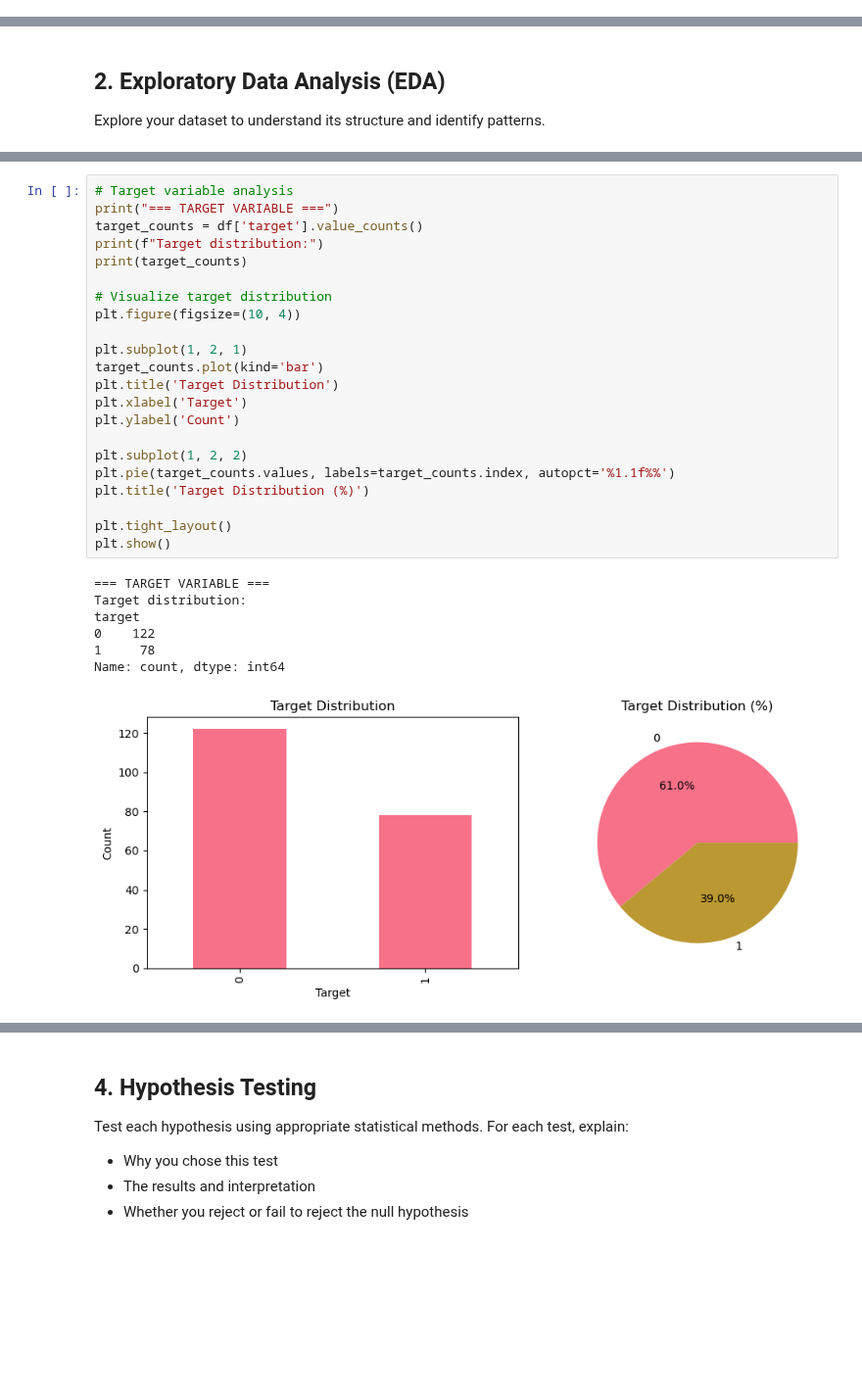
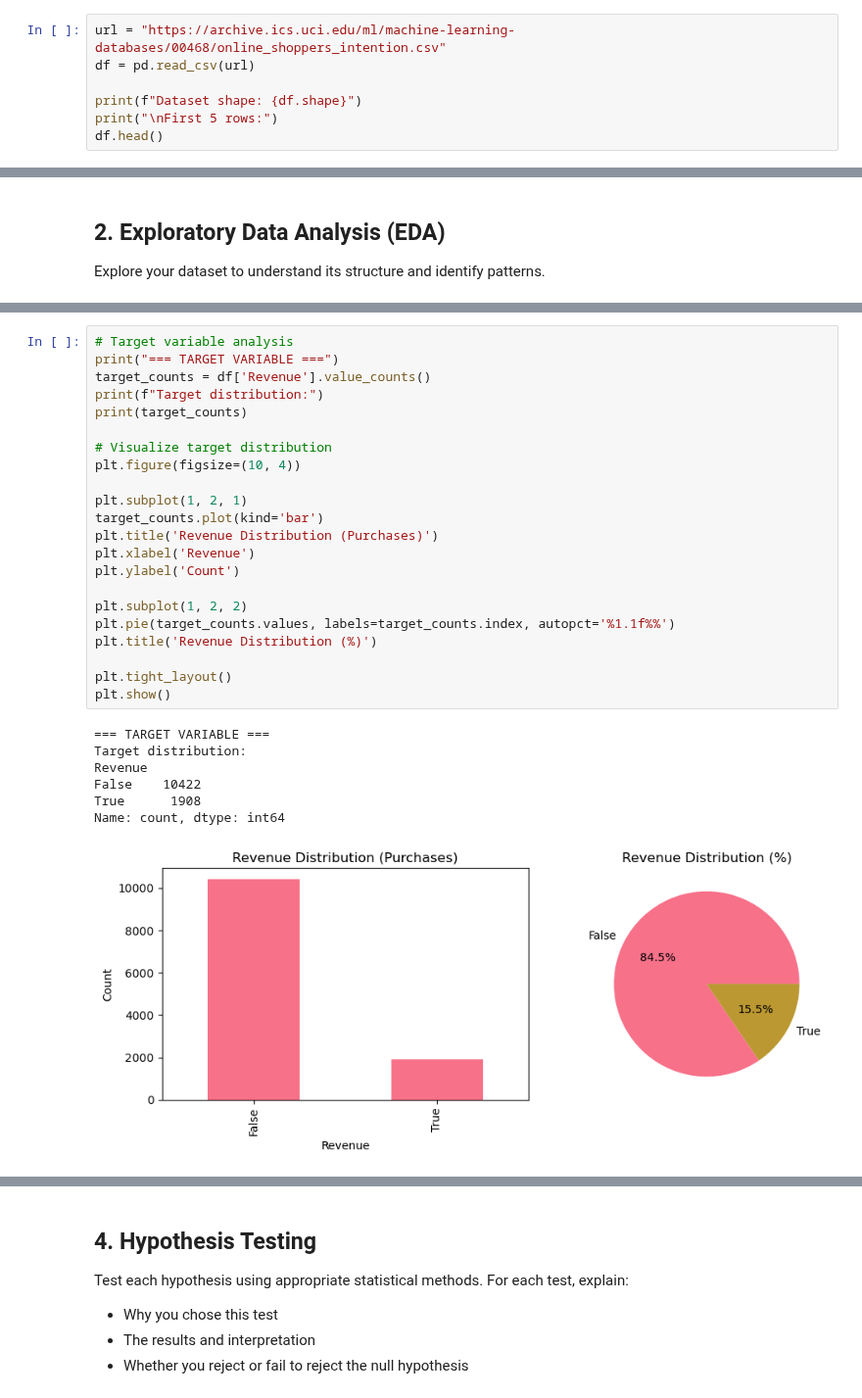
Before and after one commit to DS219/spark-seprep, a Jupyter notebook: student-work/assignment-5/assignment5-AnsonZhu.ipynb, the cells around one changed output, grey strips where cells are left out. Shown at 98% size. Drawn from its saved outputs; the diff is of its cells as text; blank space fills up the shorter version.

```diff
--- a/student-work/assignment-5/assignment5-AnsonZhu.ipynb
+++ b/student-work/assignment-5/assignment5-AnsonZhu.ipynb
@@ -59,0 +31,7 @@ Dataset shape: (200, 4)
+# %%
+url = "https://archive.ics.uci.edu/ml/machine-learning-databases/00468/online_shoppers_intention.csv"
+df = pd.read_csv(url)
+
+print(f"Dataset shape: {df.shape}")
+print("\nFirst 5 rows:")
+df.head()
@@ -102,30 +89,30 @@ Basic statistics:
 # %%
 # Target variable analysis
 print("=== TARGET VARIABLE ===")
-target_counts = df['target'].value_counts()
+target_counts = df['Revenue'].value_counts()
 print(f"Target distribution:")
 print(target_counts)
 
 # Visualize target distribution
 plt.figure(figsize=(10, 4))
 
 plt.subplot(1, 2, 1)
 target_counts.plot(kind='bar')
-plt.title('Target Distribution')
-plt.xlabel('Target')
+plt.title('Revenue Distribution (Purchases)')
+plt.xlabel('Revenue')
 plt.ylabel('Count')
 
 plt.subplot(1, 2, 2)
 plt.pie(target_counts.values, labels=target_counts.index, autopct='%1.1f%%')
-plt.title('Target Distribution (%)')
+plt.title('Revenue Distribution (%)')
 
 plt.tight_layout()
 plt.show()
 # %% [output]
 === TARGET VARIABLE ===
 Target distribution:
-target
-0    122
-1     78
+Revenue
+False    10422
+True      1908
 Name: count, dtype: int64
-[figure, old version]
+[figure, new version]
```
Also changed, not shown: parts of 24 cells of this notebook.
